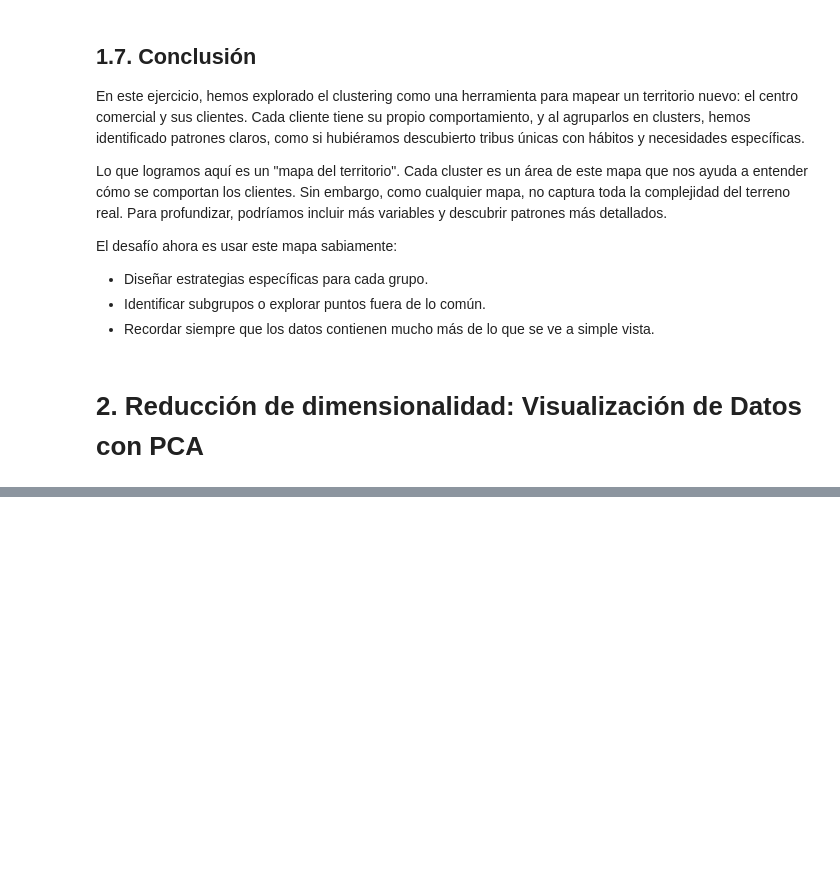
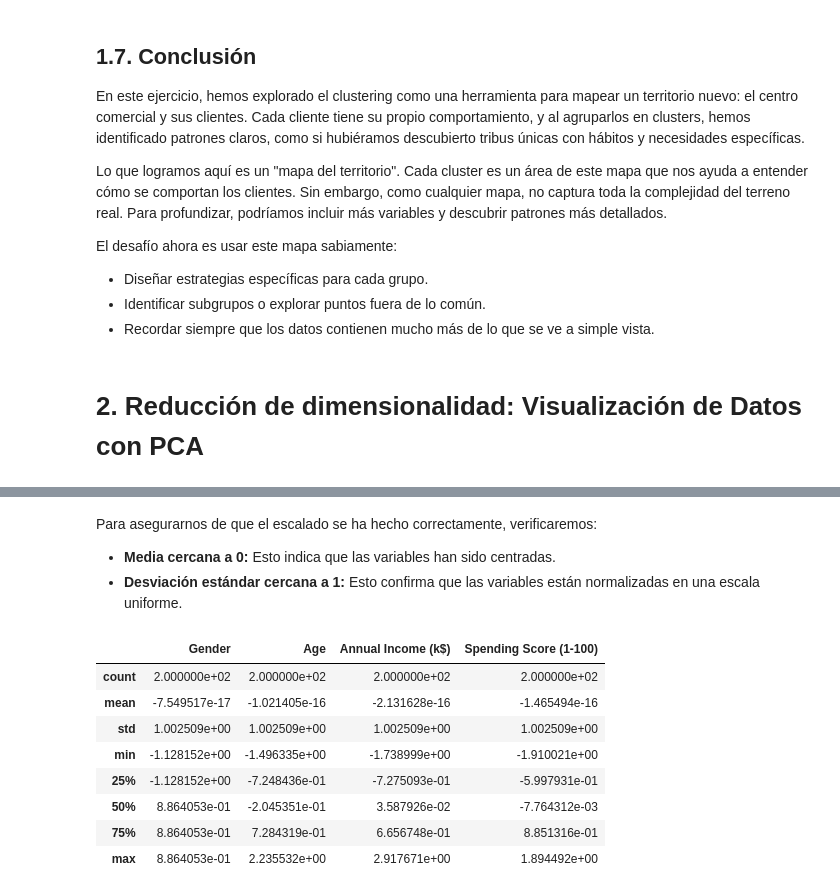
Before and after one commit to ManuelEspejo/Fundamentos-Machine-Learning, a Jupyter notebook: notebooks/02_Aprendizaje-No-Supervisado.ipynb, the cells around one changed output, grey strips where cells are left out. Cells and saved outputs as stored; diff of their text form; code cells hidden in the pictures; blank space fills up the shorter version.

```diff
--- a/notebooks/02_Aprendizaje-No-Supervisado.ipynb
+++ b/notebooks/02_Aprendizaje-No-Supervisado.ipynb
@@ -581,0 +600,13 @@ Antes nuestro análisis era simplista, pero ahora podemos encontrar relaciones m
+# %%
+# Copiar el dataset original
+pca_data = data.copy()
+
+# Convertir la variable 'Gender' a numérica
+pca_data["Gender"] = pca_data["Gender"].map({"Male": 0, "Female": 1})
+
+# Seleccionar las columnas relevantes
+variables = ["Gender", "Age", "Annual Income (k$)", "Spending Score (1-100)"]
+pca_data = pca_data[variables]
+
+# Visualizar las primeras filas del dataset preparado
+pca_data.head()
@@ -581,0 +643,17 @@ Antes nuestro análisis era simplista, pero ahora podemos encontrar relaciones m
+# %% [markdown]
+Para asegurarnos de que el escalado se ha hecho correctamente, verificaremos:
+
+- **Media cercana a 0:** Esto indica que las variables han sido centradas.
+- **Desviación estándar cercana a 1:** Esto confirma que las variables están normalizadas en una escala uniforme.
+# %%
+scaled_pca_df.describe()
+# %% [output]
+|  | Gender | Age | Annual Income (k$) | Spending Score (1-100) |
+| count | 2.000000e+02 | 2.000000e+02 | 2.000000e+02 | 2.000000e+02 |
+| mean | -7.549517e-17 | -1.021405e-16 | -2.131628e-16 | -1.465494e-16 |
+| std | 1.002509e+00 | 1.002509e+00 | 1.002509e+00 | 1.002509e+00 |
+| min | -1.128152e+00 | -1.496335e+00 | -1.738999e+00 | -1.910021e+00 |
+| 25% | -1.128152e+00 | -7.248436e-01 | -7.275093e-01 | -5.997931e-01 |
+| 50% | 8.864053e-01 | -2.045351e-01 | 3.587926e-02 | -7.764312e-03 |
+| 75% | 8.864053e-01 | 7.284319e-01 | 6.656748e-01 | 8.851316e-01 |
+| max | 8.864053e-01 | 2.235532e+00 | 2.917671e+00 | 1.894492e+00 |
```
Also changed, not shown: parts of 22 cells of this notebook.
